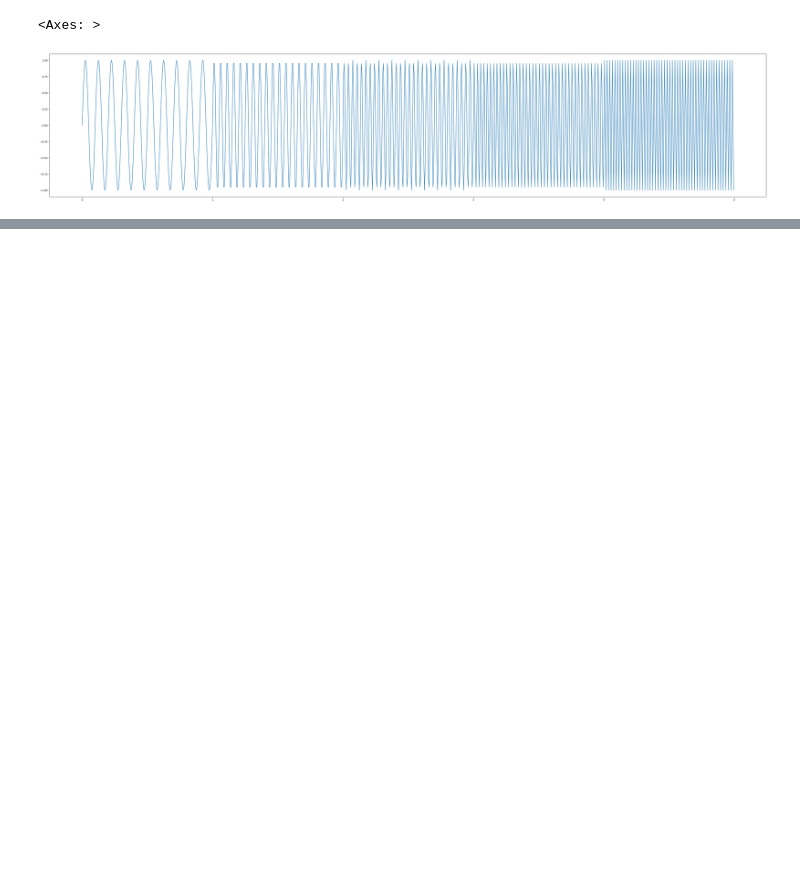
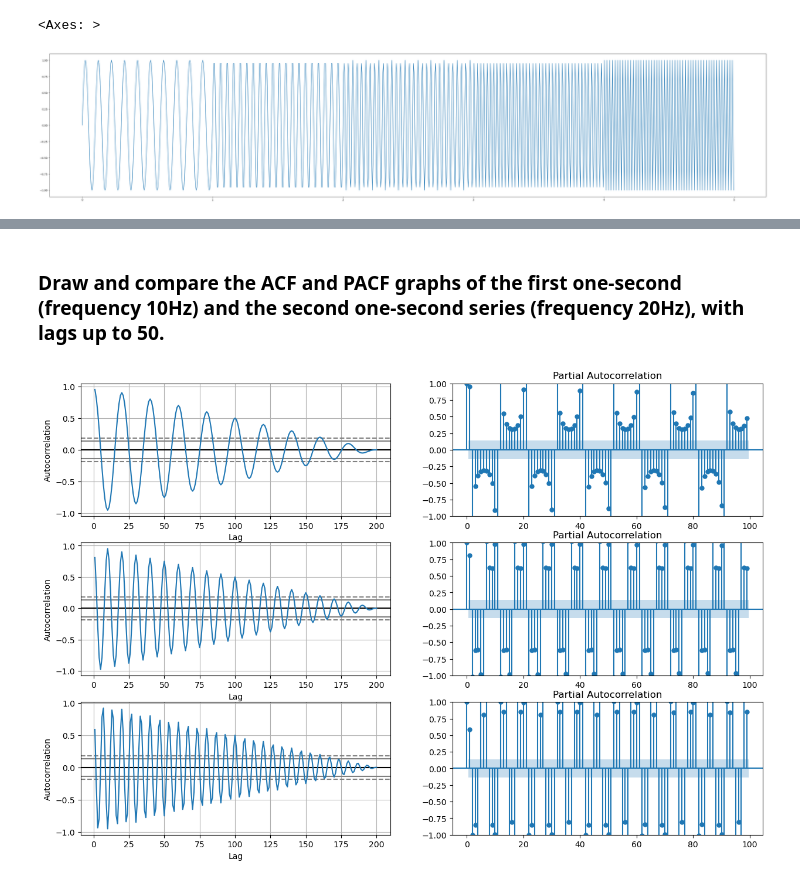
Before and after one commit to JoshSadiq/IL2233, a Jupyter notebook: 1-lab/1-lab.ipynb, the cells around one changed output, grey strips where cells are left out. Cells and saved outputs as stored; diff of their text form; code cells hidden in the pictures; blank space fills up the shorter version.

```diff
--- a/1-lab/1-lab.ipynb
+++ b/1-lab/1-lab.ipynb
@@ -294,0 +318,13 @@ y_values.plot(figsize = (50, 10), kind='line')
+# %% [markdown]
+### Draw and compare the ACF and PACF graphs of the first one-second (frequency 10Hz) and the second one-second series (frequency 20Hz), with lags up to 50.
+# %%
+fig, axes = plt.subplots(nrows=3, ncols=2, figsize=(15, 10))
+fig.subplots_adjust()
+autocorrelation_plot(y_values.iloc[0:200], ax=axes[0,0]);
+plot_pacf(y_values.iloc[0:200], lags=50, ax=axes[0,1]);
+autocorrelation_plot(y_values.iloc[200:400], ax=axes[1,0]);
+plot_pacf(y_values.iloc[200:400], lags=50, ax=axes[1,1]);
+autocorrelation_plot(y_values.iloc[400:600], ax=axes[2,0]);
+plot_pacf(y_values.iloc[400:600], lags=50, ax=axes[2,1]);
+# %% [output]
+[figure, added]
```
Also changed, not shown: parts of 6 cells of this notebook, 1 other file.
